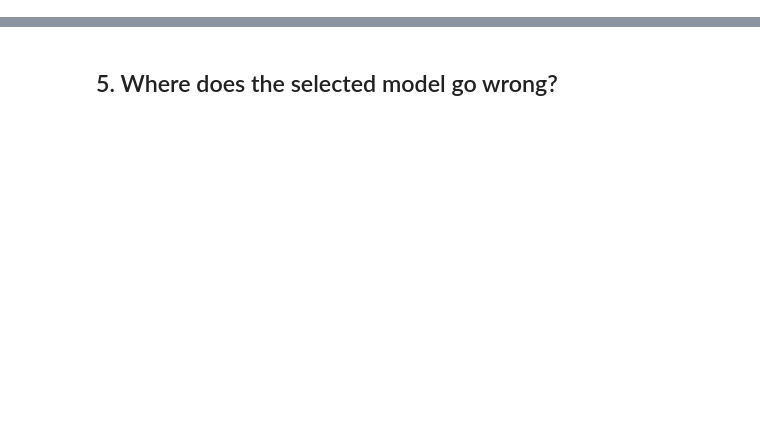
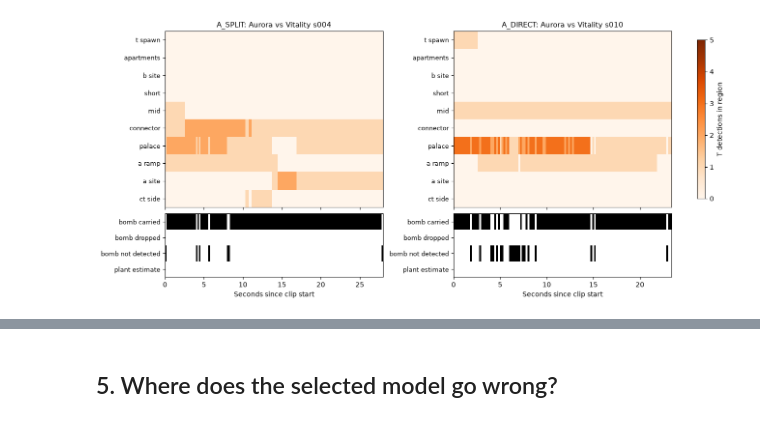
Before and after one commit to FraggyVz/CV-DL, a Jupyter notebook: notebooks/tactic-model-comparison.ipynb, the cells around one changed output, grey strips where cells are left out. Cells and saved outputs as stored; diff of their text form; code cells hidden in the pictures; blank space fills up the shorter version.

```diff
--- a/notebooks/tactic-model-comparison.ipynb
+++ b/notebooks/tactic-model-comparison.ipynb
@@ -860,0 +796,40 @@ How this is computed: every clip is predicted by the model that held out its mat
+# %%
+# @title Figure: T detections per region over time, A_SPLIT vs A_DIRECT, with the bomb state
+ROUTE = ["t_spawn", "apartments", "b_site", "short", "mid", "connector", "palace", "a_ramp", "a_site", "ct_side"]
+BOMB = ["bomb_carried", "bomb_dropped", "bomb_missing", "bomb_planted_est"]
+E["q23"] = None
+if data["clip_data"] and len(example_rows) == 2 and INCLUDED:
+    with (data["clip_data"] / "index.csv").open(encoding="utf-8", newline="") as stream:
+        index_rows = list(csv.DictReader(stream))
+    bad = [r["clip_id"] for r in index_rows if r.get("split") != "train" or r["clip_id"] not in TRAIN]
+    if bad:
+        raise ValueError(f"The clip-data index lists {len(bad)} non-training clips; use the train-only copy")
+    channels = json.loads((data["clip_data"] / "channels.json").read_text(encoding="utf-8"))["detector"]
+    example = {}
+    for label in ("A_SPLIT", "A_DIRECT"):
+        with np.load(data["clip_data"] / "clips" / f"{example_rows[label]['clip_id']}.npz") as clip:
+            x, times = clip["detector"], clip["t_s"]
+        example[label] = dict(
+            t_players=np.stack([x[:, channels.index(f"t_in_{r}")] * 5 for r in ROUTE]),  # stored as players / 5
+            bomb=np.stack([x[:, channels.index(b)] for b in BOMB]),
+            times=times,
+        )
+    fig, axes = plt.subplots(2, 2, figsize=(13, 5.8), layout="constrained", height_ratios=[len(ROUTE), len(BOMB) * 0.9], sharex="col")
+    for col, label in enumerate(("A_SPLIT", "A_DIRECT")):
+        e, end = example[label], float(example[label]["times"][-1])
+        image = axes[0, col].imshow(e["t_players"], aspect="auto", cmap="Oranges", vmin=0, vmax=5, extent=[0, end, len(ROUTE) - 0.5, -0.5], interpolation="nearest")
+        axes[0, col].set_yticks(range(len(ROUTE)), [r.replace("_", " ") for r in ROUTE], fontsize=9)
+        axes[0, col].set_title(f"{label}: {MATCH_NAMES[EXAMPLE_MATCH]} {example_rows[label]['clip_id'].split('.')[-1]}", fontsize=11)
+        axes[1, col].imshow(e["bomb"], aspect="auto", cmap="Greys", vmin=0, vmax=1, extent=[0, end, len(BOMB) - 0.5, -0.5], interpolation="nearest")
+        axes[1, col].set_yticks(range(len(BOMB)), ["bomb carried", "bomb dropped", "bomb not detected", "plant estimate"], fontsize=9)
+        axes[1, col].set_xlabel("Seconds since clip start")
+    fig.colorbar(image, ax=axes[0, :], shrink=0.9, label="T detections in region")
+    plt.show()
+    E["q23"] = dict(
+        share={l: {r: float((e["t_players"][ROUTE.index(r)] > 0).mean()) for r in ROUTE} for l, e in example.items()},
+        bomb={l: {b: float(e["bomb"][BOMB.index(b)].mean()) for b in BOMB} for l, e in example.items()},
+    )
+else:
+    say(f"{DASH} The shared clip features of the example clips are not available (Appendix A5).")
+# %% [output]
+[figure, added]
```
Also changed, not shown: parts of 202 cells of this notebook.
